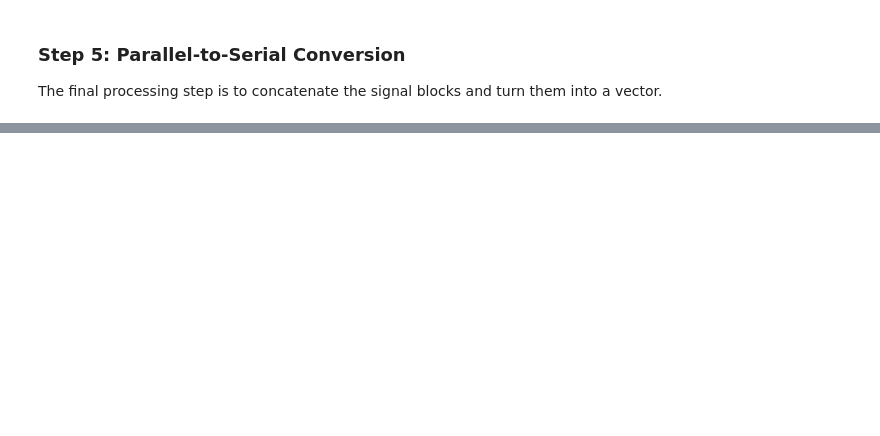
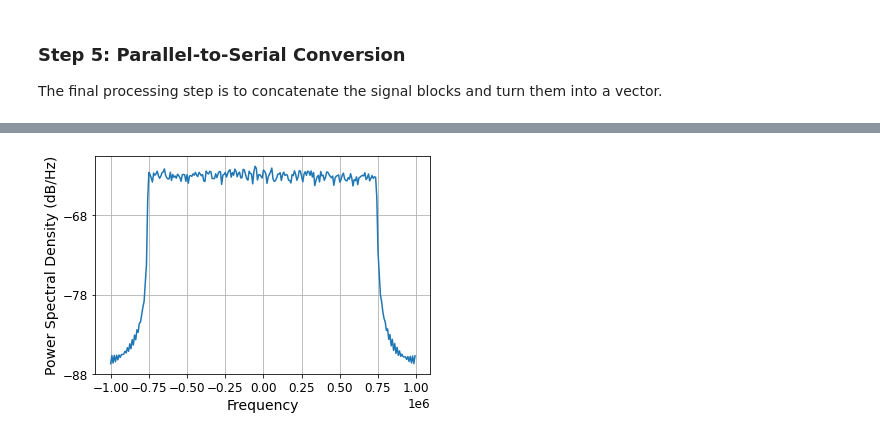
Before and after one commit to bepepa/digital_comms, a Jupyter notebook: 040_ofdm.ipynb, the cells around one changed output, grey strips where cells are left out. Drawn from its saved outputs; the diff is of its cells as text; code cells hidden in the pictures; blank space fills up the shorter version.

```diff
--- a/040_ofdm.ipynb
+++ b/040_ofdm.ipynb
@@ -244,0 +509,6 @@ Got same result
+# %%
+# estimate the PSD of the transmitted signal
+plt.psd(sig, 256, 2e6)
+plt.show()
+# %% [output]
+[figure, added]
```
Also changed, not shown: parts of 59 cells of this notebook.
